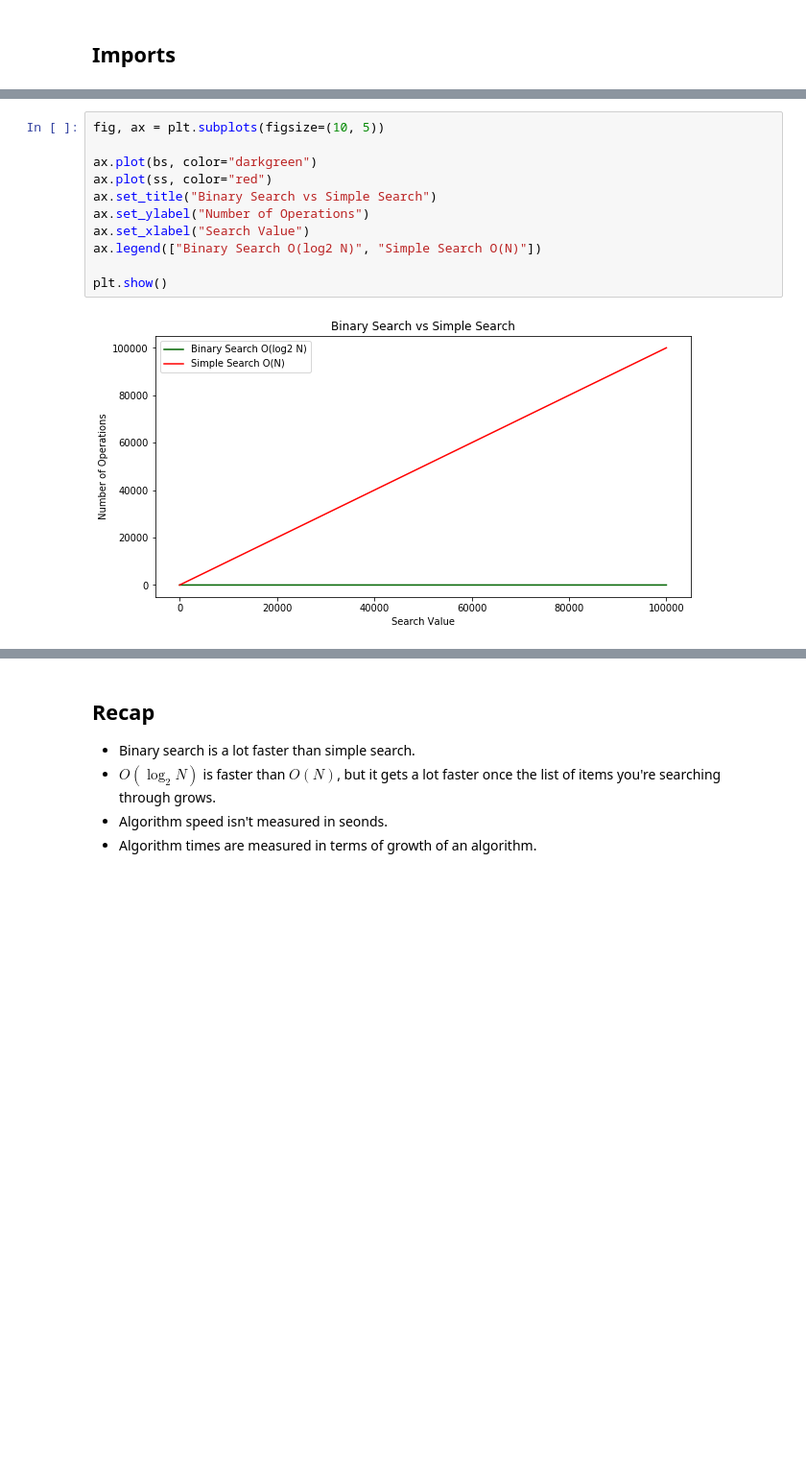
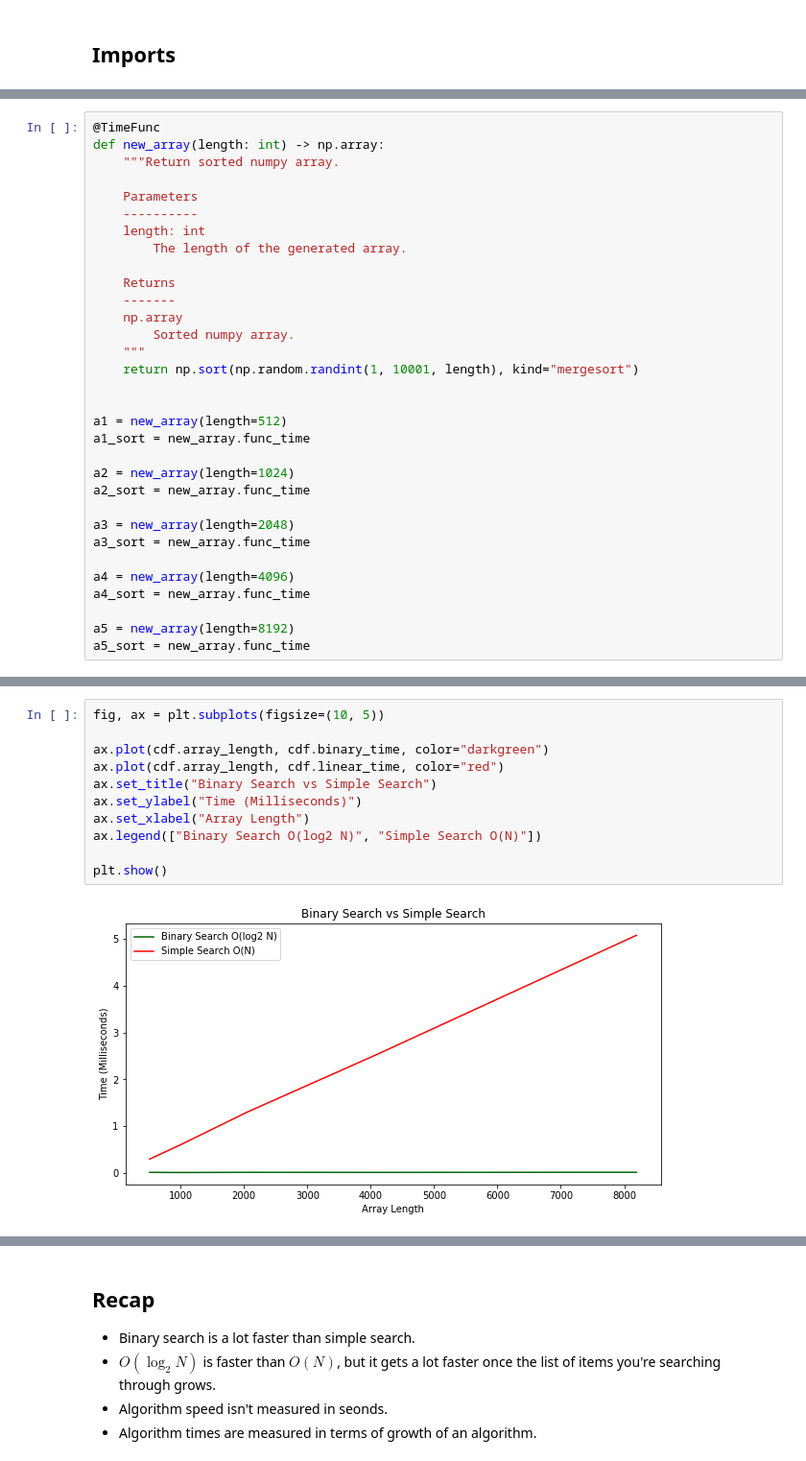
Before and after one commit to Jason-Adam/grokking-algorithms, a Jupyter notebook: binary_search.ipynb, the cells around one changed output, grey strips where cells are left out. Shown: that part at 96% size. Saved outputs shown, nothing was run; the diff lists cells and outputs as text; blank space fills up the shorter version.

```diff
--- a/binary_search.ipynb
+++ b/binary_search.ipynb
@@ -18,0 +41,32 @@ The blackcellmagic extension is already loaded. To reload it, use:
+# %%
+@TimeFunc
+def new_array(length: int) -> np.array:
+    """Return sorted numpy array.
+
+    Parameters
+    ----------
+    length: int
+        The length of the generated array.
+
+    Returns
+    -------
+    np.array
+        Sorted numpy array.
+    """
+    return np.sort(np.random.randint(1, 10001, length), kind="mergesort")
+
+
+a1 = new_array(length=512)
+a1_sort = new_array.func_time
+
+a2 = new_array(length=1024)
+a2_sort = new_array.func_time
+
+a3 = new_array(length=2048)
+a3_sort = new_array.func_time
+
+a4 = new_array(length=4096)
+a4_sort = new_array.func_time
+
+a5 = new_array(length=8192)
+a5_sort = new_array.func_time
@@ -129,13 +207,13 @@ On the same scale, the binary search runtime looks like it's flat along the x-ax
 # %%
 fig, ax = plt.subplots(figsize=(10, 5))
 
-ax.plot(bs, color="darkgreen")
-ax.plot(ss, color="red")
+ax.plot(cdf.array_length, cdf.binary_time, color="darkgreen")
+ax.plot(cdf.array_length, cdf.linear_time, color="red")
 ax.set_title("Binary Search vs Simple Search")
-ax.set_ylabel("Number of Operations")
-ax.set_xlabel("Search Value")
+ax.set_ylabel("Time (Milliseconds)")
+ax.set_xlabel("Array Length")
 ax.legend(["Binary Search O(log2 N)", "Simple Search O(N)"])
 
 plt.show()
 # %% [output]
-[figure, old version]
+[figure, new version]
```
Also changed, not shown: parts of 24 cells of this notebook, 2 other files.
